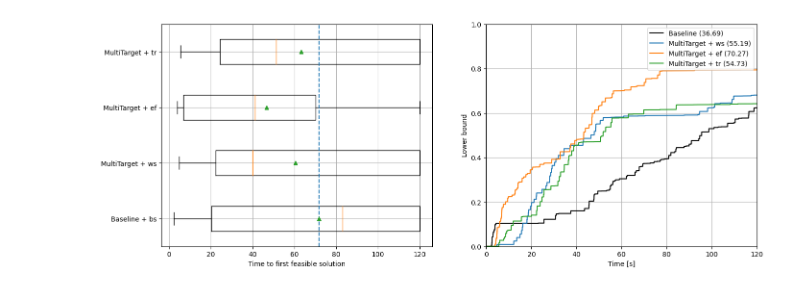
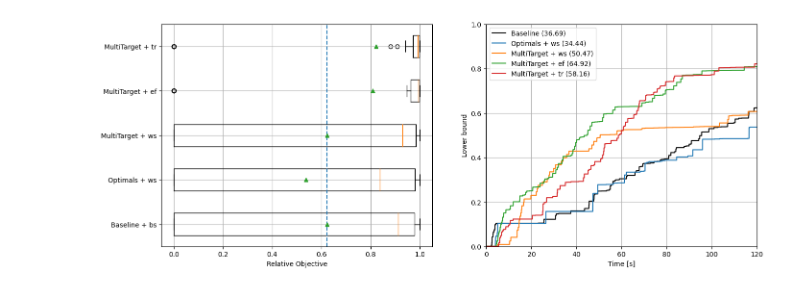
Before and after one commit to gos-ufsc/sat-gnn, a Jupyter notebook: notebooks/5.2-bmp-heuristics-evaluation-test.ipynb, the cells around one changed output. Drawn from its saved outputs; the diff is of its cells as text; code cells hidden in the pictures.

Commit message:
refactor boxplot plotting

```diff
--- a/notebooks/5.2-bmp-heuristics-evaluation-test.ipynb
+++ b/notebooks/5.2-bmp-heuristics-evaluation-test.ipynb
@@ -201,40 +150,10 @@ fig.show()
-# %%
-df_ = df[df['goal'] == 'feas']
-
-fig, axs = plt.subplots(1,2)
-fig.set_size_inches(16,6)
-
-labels = list()
-ttfs = list()
-for m, h in df_[['model', 'heuristic']].drop_duplicates().values:
-    label = f"{m} + {h}"
-    labels.append(label)
-    ttfs.append(
-        df_[(df_['model'] == m) & (df_['heuristic'] == h)]['time_to_feasible'].values
-    )
-
-    curve = df_[(df_['model'] == m) & (df_['heuristic'] == h)]['primal_curve'].mean()
-    dt = TIME_BUDGET / (len(curve)-1)
-    auc = np.sum(curve * dt)
-    x = np.arange(len(curve)) * dt
-
-    if m == 'Baseline':
-        axs[1].plot(x, curve, color='black', label=f"Baseline ({auc:.2f})")
-    else:
-        axs[1].plot(x, curve, label=f"{label} ({auc:.2f})")
-axs[1].set_ylabel('Lower bound')
-axs[1].set_xlabel('Time [s]')
-axs[1].set_xlim(0,TIME_BUDGET)
-axs[1].set_ylim(0,1)
-axs[1].grid()
-axs[1].legend()
-
-axs[0].boxplot(ttfs, labels=labels, vert=False, showmeans=True)
-
-axs[0].vlines(df_[(df_['model'] == 'Baseline')]['time_to_feasible'].mean(), linestyles='--', *axs[0].get_ylim())
-axs[0].set_xlabel('Time to first feasible solution')
-axs[0].grid()
-
-fig.show()
-# %% [output]
-[figure, removed]
+# %%
+fig, axs = plt.subplots(1,2)
+fig.set_size_inches(16,6)
+
+axs = boxplot_bound(df, 'obj', 'rel_obj', axs, TIME_BUDGET=TIME_BUDGET)
+axs[0].set_xlabel('Relative Objective')
+
+fig.show()
+# %% [output]
+[figure, added]
```
Also changed, not shown: parts of 7 cells of this notebook, 1 other file.
